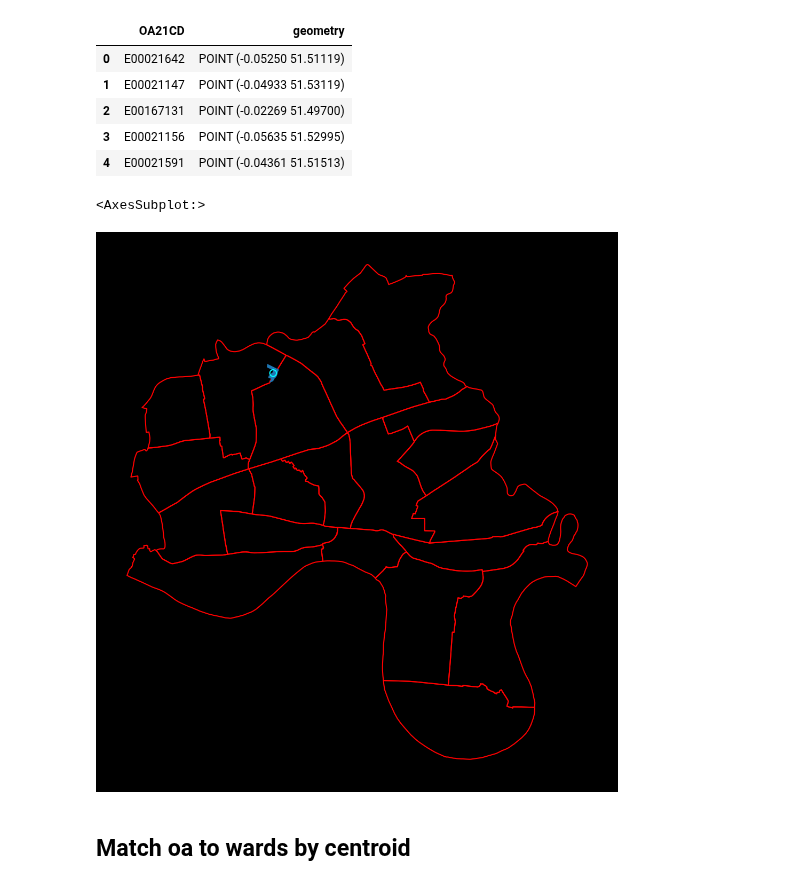
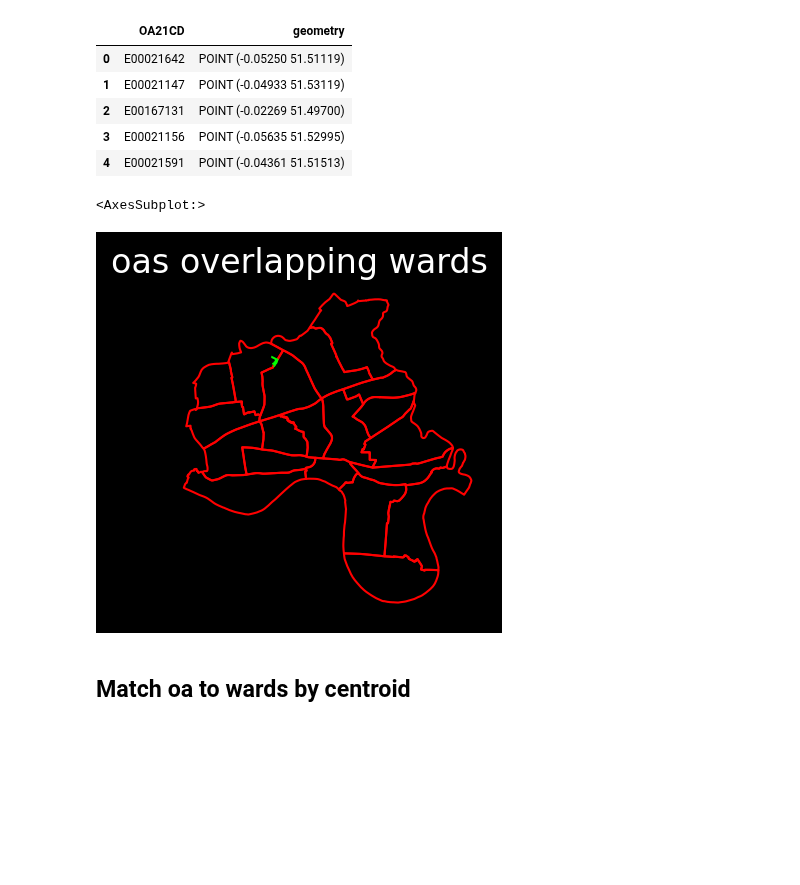
Before and after one commit to data-hamlets/census-data, a Jupyter notebook: notebooks/0.0-lbth-boundaries.ipynb, the cells around one changed output. Cells and saved outputs as stored; diff of their text form; code cells hidden in the pictures; blank space fills up the shorter version.

Commit message:
oa overlapping ward

```diff
--- a/notebooks/0.0-lbth-boundaries.ipynb
+++ b/notebooks/0.0-lbth-boundaries.ipynb
@@ -134,15 +134,18 @@ oa_centroids.plot(ax=ax, legend=True, color='none',edgecolor='blue').axis("off")
 wards.plot(ax=ax, legend=True,edgecolor='red', facecolor='none').axis("off")
 # %%
 import matplotlib.pyplot as plt
-fig, ax = plt.subplots(1, 1, figsize=(12, 9), dpi=150, facecolor="black")
-# plt.suptitle('OA centroids', fontsize=16, y=0.95,x=0.45)
-# plt.title('OA centroids weighted by population', fontsize=12,y=1.05,x=0.55)
+fig, ax = plt.subplots(1, 1, figsize=(3, 3), dpi=150, facecolor="black")
+plt.suptitle('oas overlapping wards', color="white", fontsize=16, y=0.95,x=0.45)
+# plt.title('', color='white', fontsize=12,y=1.05,x=0.55)
+# oa_centroids[oa_centroids.OA21CD == oa[oa.overlaps(wards)].OA21CD.values[0]].plot(ax=ax, color='none', edgecolor='cyan')
+# minx, miny, maxx, maxy = oa.loc[oa.overlaps(wards)].total_bounds
+# ax.set_xlim(minx-0.01, maxx+0.01)
+# ax.set_ylim(miny-0.005, maxy+0.005)
 wards.plot(ax=ax, legend=True, edgecolor='red', facecolor='none').axis("off")
-oa.loc[oa.overlaps(wards)].plot(ax=ax)
-oa_centroids[oa_centroids.OA21CD == oa[oa.overlaps(wards)].OA21CD.values[0]].plot(ax=ax, color='none', edgecolor='cyan')
+oa.loc[oa.overlaps(wards)].plot(ax=ax, facecolor='lime')
 # %% [output]
 <AxesSubplot:>
-[figure, old version]
+[figure, new version]
 # %% [markdown]
 Match oa to wards by centroid
 --
```
